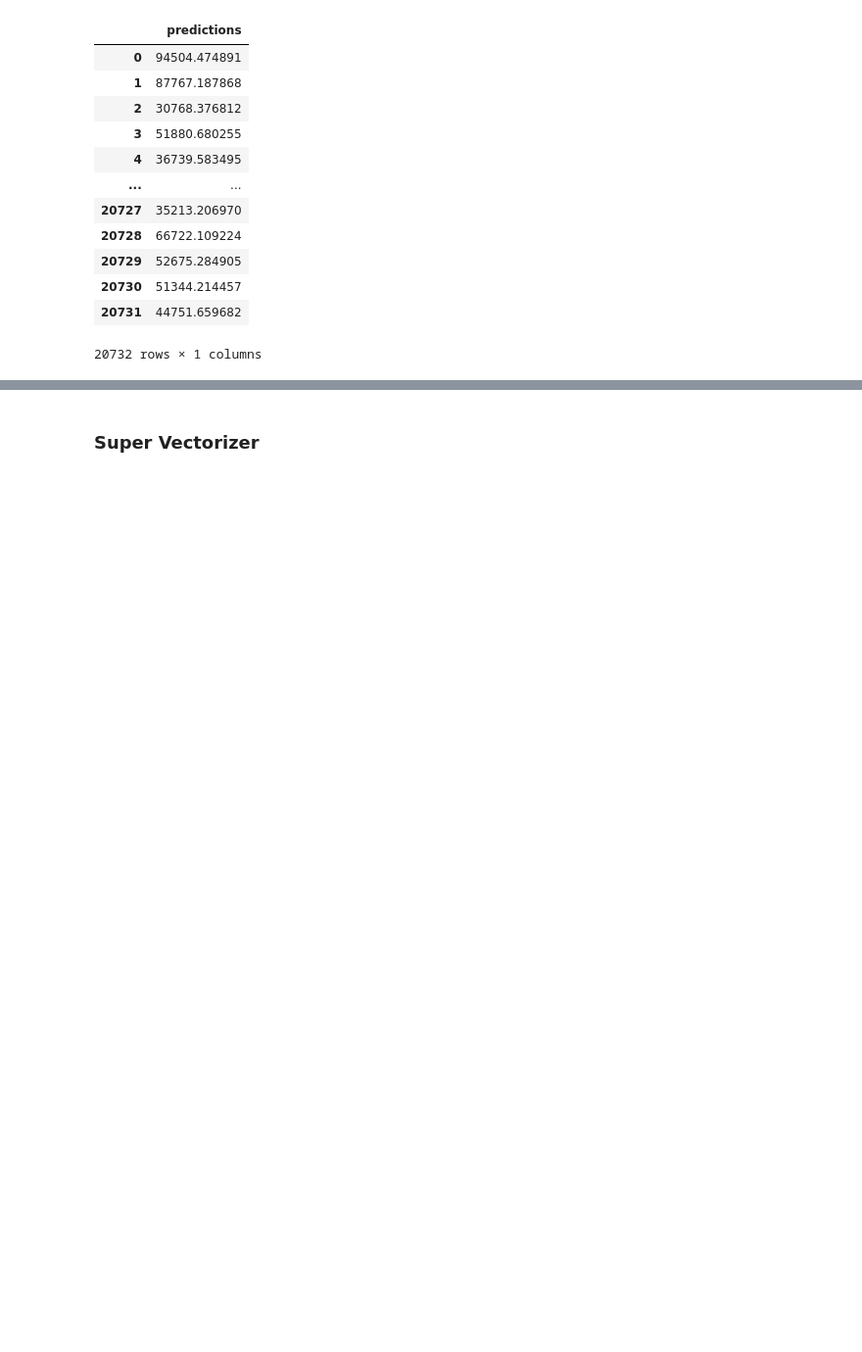
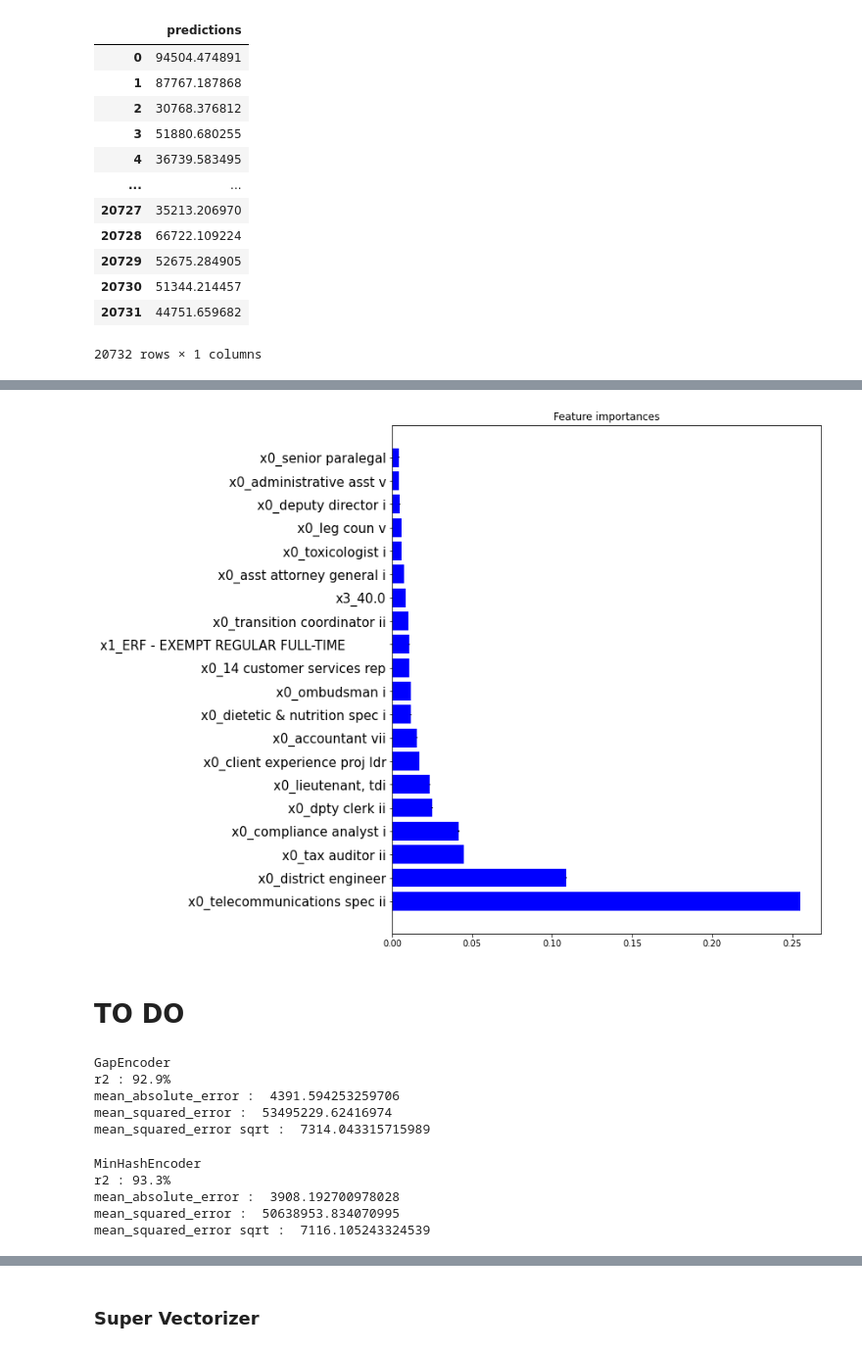
Before and after one commit to crazyjeannot/data_challenge, a Jupyter notebook: predict_salary.ipynb, the cells around one changed output, grey strips where cells are left out. Shown at 98% size. Saved outputs shown, nothing was run; the diff lists cells and outputs as text; code cells hidden in the pictures; blank space fills up the shorter version.

Commit message:
maj predictions notebook

```diff
--- a/predict_salary.ipynb
+++ b/predict_salary.ipynb
@@ -134,3 +137,3 @@ for name, method in encoders.items():
     )
 # %%
-pipeline = make_pipeline(encoder, HistGradientBoostingRegressor())
+pipeline = make_pipeline(encoder, RandomForestRegressor())
@@ -140,0 +181,32 @@ pipe1 = pipeline.fit(X_train, y_train)
+# %%
+feature_names_1 = pipe1['columntransformer'].transformers_[0][1].get_feature_names()
+# %%
+feature_names_2 = pipe1['columntransformer'].transformers_[2][1].get_feature_names()
+# %%
+feature_names = np.concatenate((feature_names_1, feature_names_2))
+# %%
+
+importances = pipe1['randomforestregressor'].feature_importances_
+std = np.std(
+    [
+        tree.feature_importances_
+        for tree in pipe1['randomforestregressor'].estimators_
+    ],
+    axis=0
+)
+indices = np.argsort(importances)
+# Sort from least to most
+indices = list(reversed(indices))
+plt.figure(figsize=(12, 9))
+plt.title("Feature importances")
+n = 20
+n_indices = indices[:n]
+labels = np.array(feature_names)[n_indices]
+plt.barh(range(n), importances[n_indices], color="b", yerr=std[n_indices])
+plt.yticks(range(n), labels, size=15)
+plt.tight_layout(pad=1)
+plt.show()
+# %% [output]
+[figure, added]
+# %% [markdown]
+# TO DO
@@ -140,0 +220,32 @@ pipe1 = pipeline.fit(X_train, y_train)
+# %%
+print("GapEncoder")
+
+r2 = metrics.r2_score(y_test, salary_predictions)
+mae = mean_absolute_error(y_test, salary_predictions)
+mse = mean_squared_error(y_test, salary_predictions)
+print("r2 : %0.1f%% " % (r2 * 100))
+print("mean_absolute_error : ", mae)
+print("mean_squared_error : ", mse)
+print("mean_squared_error sqrt : ", np.sqrt(mse))
+# %% [output]
+GapEncoder
+r2 : 92.9%
+mean_absolute_error :  4391.594253259706
+mean_squared_error :  53495229.62416974
+mean_squared_error sqrt :  7314.043315715989
+# %%
+print("MinHashEncoder")
+
+r2 = metrics.r2_score(y_test, salary_predictions)
+mae = mean_absolute_error(y_test, salary_predictions)
+mse = mean_squared_error(y_test, salary_predictions)
+print("r2 : %0.1f%% " % (r2 * 100))
+print("mean_absolute_error : ", mae)
+print("mean_squared_error : ", mse)
+print("mean_squared_error sqrt : ", np.sqrt(mse))
+# %% [output]
+MinHashEncoder
+r2 : 93.3%
+mean_absolute_error :  3908.192700978028
+mean_squared_error :  50638953.834070995
+mean_squared_error sqrt :  7116.105243324539
```
Also changed, not shown: parts of 39 cells of this notebook.
